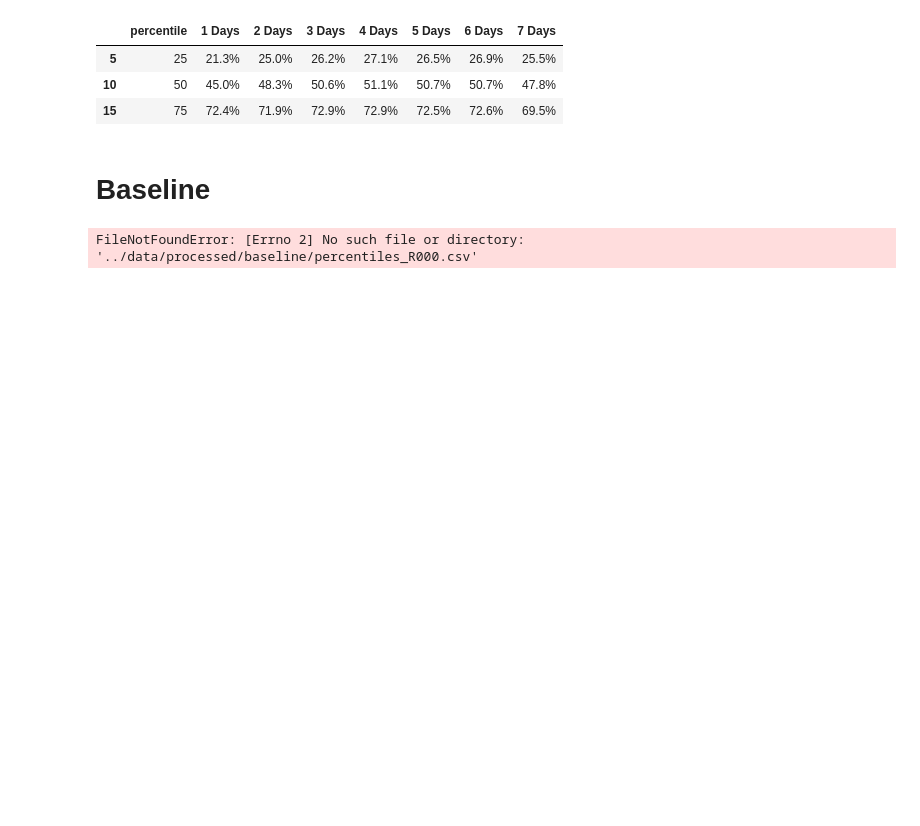
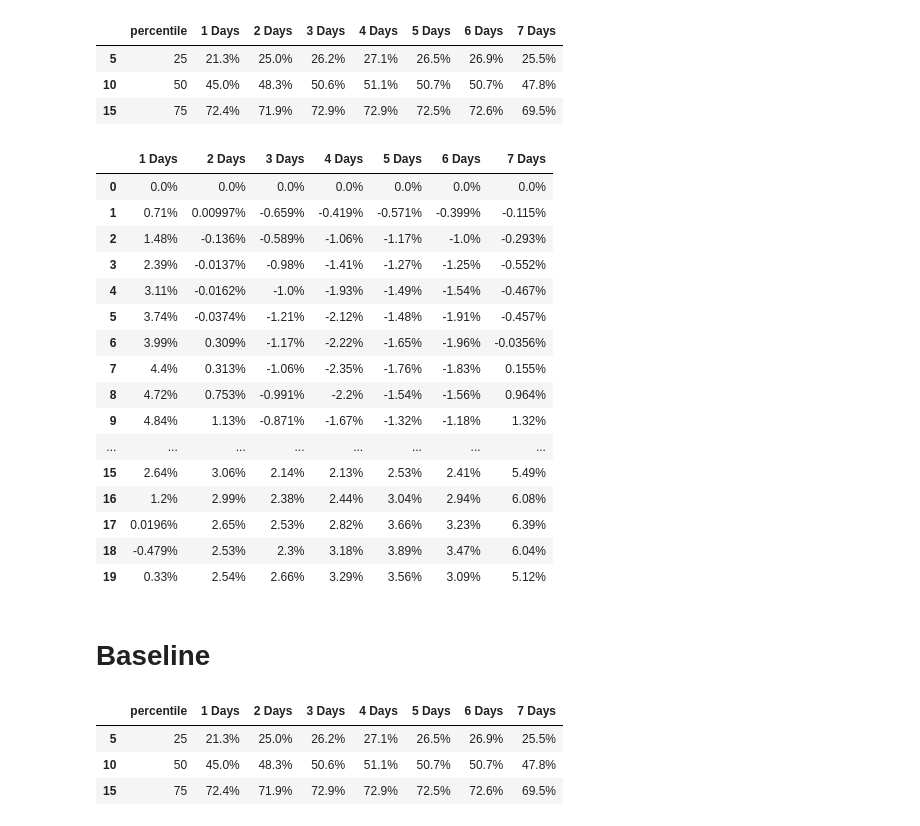
Before and after one commit to ddasilva/wsa_knn_uncertainty_v2, a Jupyter notebook: notebooks/Percentile Analysis.ipynb, the cells around one changed output. Saved outputs shown, nothing was run; the diff lists cells and outputs as text; code cells hidden in the pictures; blank space fills up the shorter version.

```diff
--- a/notebooks/Percentile Analysis.ipynb
+++ b/notebooks/Percentile Analysis.ipynb
@@ -20,9 +22,40 @@ df[df.percentile.apply(lambda x: x in [25, 50, 75])]
 | 5 | 25 | 21.3% | 25.0% | 26.2% | 27.1% | 26.5% | 26.9% | 25.5% |
 | 10 | 50 | 45.0% | 48.3% | 50.6% | 51.1% | 50.7% | 50.7% | 47.8% |
 | 15 | 75 | 72.4% | 71.9% | 72.9% | 72.9% | 72.5% | 72.6% | 69.5% |
+# %%
+df_err = pd.DataFrame(
+    {
+        f"{i} Days": df["percentile"] - df[f"{i} Days"]
+        for i in range(MIN_DAYSAHEAD, MAX_DAYSAHEAD + 1)
+    }
+)
+df_err
+# %% [output]
+|  | 1 Days | 2 Days | 3 Days | 4 Days | 5 Days | 6 Days | 7 Days |
+| 0 | 0.0% | 0.0% | 0.0% | 0.0% | 0.0% | 0.0% | 0.0% |
+| 1 | 0.71% | 0.00997% | -0.659% | -0.419% | -0.571% | -0.399% | -0.115% |
+| 2 | 1.48% | -0.136% | -0.589% | -1.06% | -1.17% | -1.0% | -0.293% |
+| 3 | 2.39% | -0.0137% | -0.98% | -1.41% | -1.27% | -1.25% | -0.552% |
+| 4 | 3.11% | -0.0162% | -1.0% | -1.93% | -1.49% | -1.54% | -0.467% |
+| 5 | 3.74% | -0.0374% | -1.21% | -2.12% | -1.48% | -1.91% | -0.457% |
+| 6 | 3.99% | 0.309% | -1.17% | -2.22% | -1.65% | -1.96% | -0.0356% |
+| 7 | 4.4% | 0.313% | -1.06% | -2.35% | -1.76% | -1.83% | 0.155% |
+| 8 | 4.72% | 0.753% | -0.991% | -2.2% | -1.54% | -1.56% | 0.964% |
+| 9 | 4.84% | 1.13% | -0.871% | -1.67% | -1.32% | -1.18% | 1.32% |
+| ... | ... | ... | ... | ... | ... | ... | ... |
+| 15 | 2.64% | 3.06% | 2.14% | 2.13% | 2.53% | 2.41% | 5.49% |
+| 16 | 1.2% | 2.99% | 2.38% | 2.44% | 3.04% | 2.94% | 6.08% |
+| 17 | 0.0196% | 2.65% | 2.53% | 2.82% | 3.66% | 3.23% | 6.39% |
+| 18 | -0.479% | 2.53% | 2.3% | 3.18% | 3.89% | 3.47% | 6.04% |
+| 19 | 0.33% | 2.54% | 2.66% | 3.29% | 3.56% | 3.09% | 5.12% |
 # %% [markdown]
 # Baseline
 # %%
-df = pd.read_csv(f'../data/processed/baseline/percentiles_R000.csv')
+df_baseline = pd.read_csv(f"../data/processed/baseline/percentiles_R000.csv")
-# %% [output]
-FileNotFoundError: [Errno 2] No such file or directory: '../data/processed/baseline/percentiles_R000.csv'
+# %%
+df[df.percentile.apply(lambda x: x in [25, 50, 75])]
+# %% [output]
+|  | percentile | 1 Days | 2 Days | 3 Days | 4 Days | 5 Days | 6 Days | 7 Days |
+| 5 | 25 | 21.3% | 25.0% | 26.2% | 27.1% | 26.5% | 26.9% | 25.5% |
+| 10 | 50 | 45.0% | 48.3% | 50.6% | 51.1% | 50.7% | 50.7% | 47.8% |
+| 15 | 75 | 72.4% | 71.9% | 72.9% | 72.9% | 72.5% | 72.6% | 69.5% |
```
Also changed, not shown: parts of 7 cells of this notebook, 15 other files.
